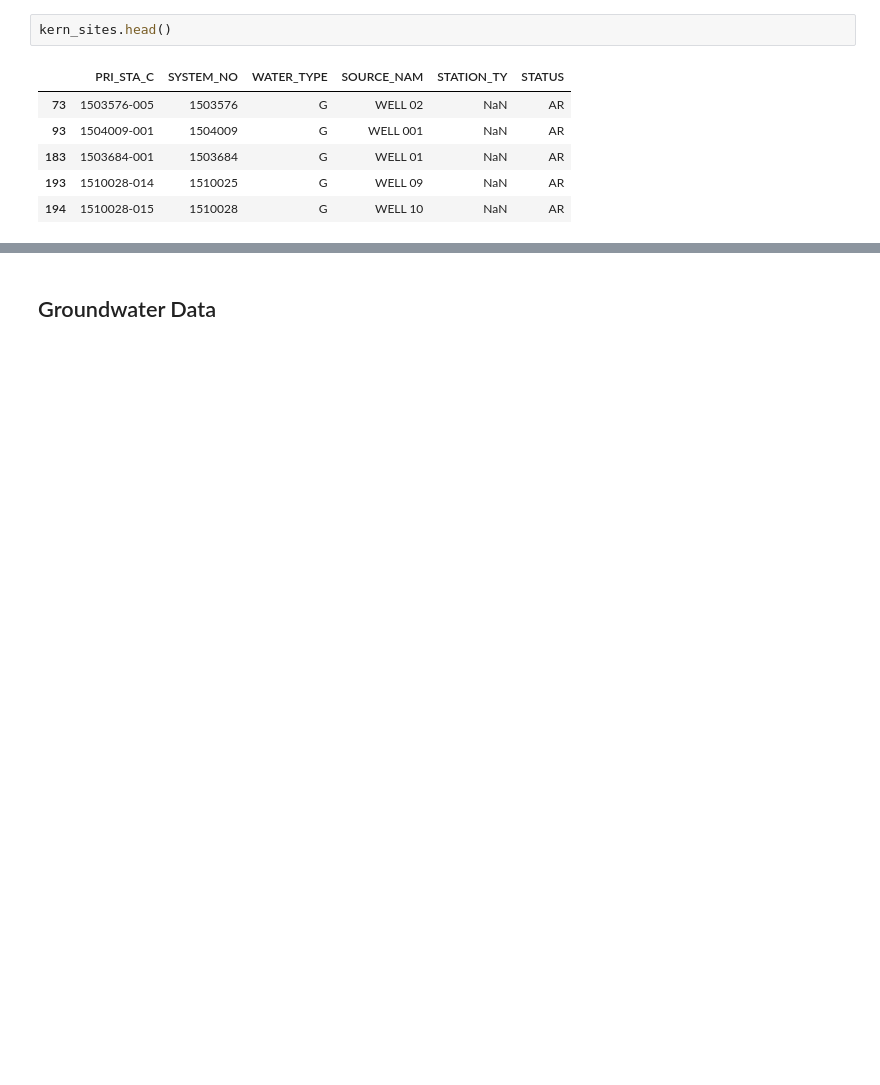
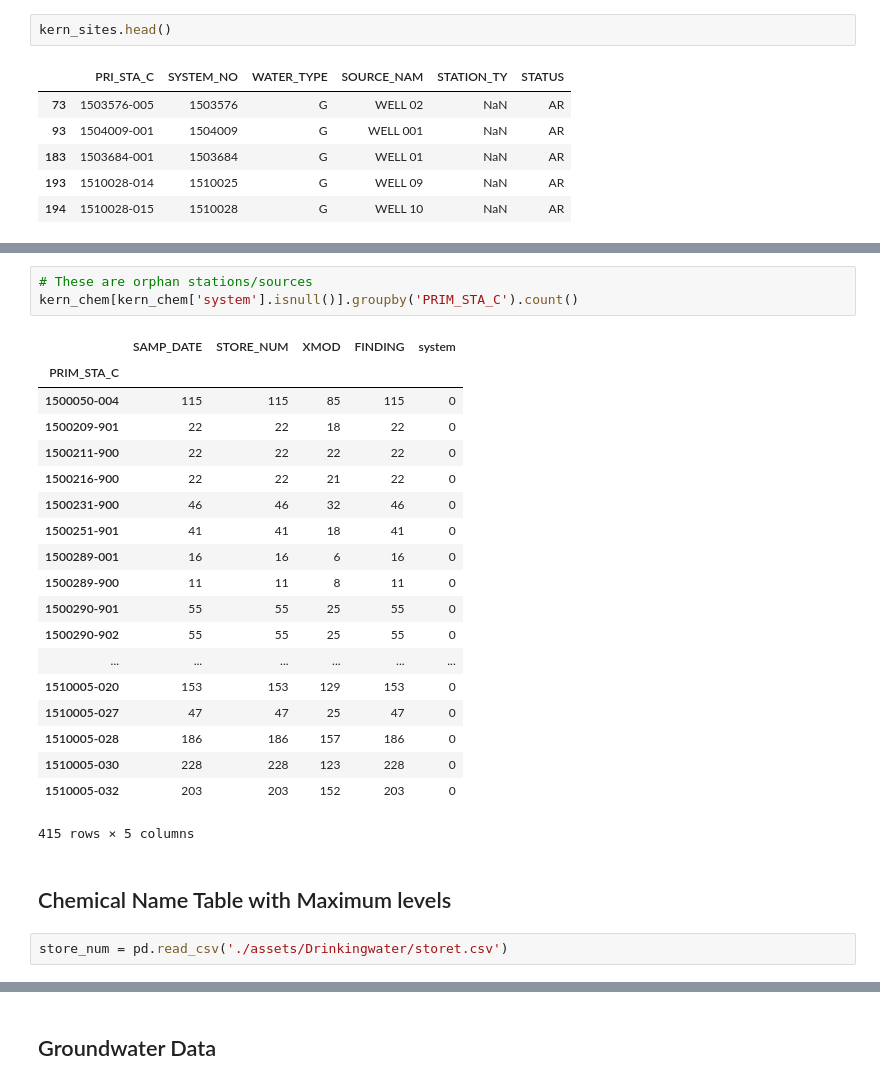
Before and after one commit to waterdatacollaborative/NicoleLook_Drinking-Water-Contaminant-Classification, a Jupyter notebook: Capstone.ipynb, the cells around one changed output, grey strips where cells are left out. Saved outputs shown, nothing was run; the diff lists cells and outputs as text; blank space fills up the shorter version.

```diff
--- a/Capstone.ipynb
+++ b/Capstone.ipynb
@@ -191,0 +249,27 @@ kern_sites.drop('WATER_TYPE', axis=1, inplace=True)
+# %%
+# These are orphan stations/sources
+kern_chem[kern_chem['system'].isnull()].groupby('PRIM_STA_C').count()
+# %% [output]
+|  | SAMP_DATE | STORE_NUM | XMOD | FINDING | system |
+| PRIM_STA_C |  |  |  |  |  |
+| 1500050-004 | 115 | 115 | 85 | 115 | 0 |
+| 1500209-901 | 22 | 22 | 18 | 22 | 0 |
+| 1500211-900 | 22 | 22 | 22 | 22 | 0 |
+| 1500216-900 | 22 | 22 | 21 | 22 | 0 |
+| 1500231-900 | 46 | 46 | 32 | 46 | 0 |
+| 1500251-901 | 41 | 41 | 18 | 41 | 0 |
+| 1500289-001 | 16 | 16 | 6 | 16 | 0 |
+| 1500289-900 | 11 | 11 | 8 | 11 | 0 |
+| 1500290-901 | 55 | 55 | 25 | 55 | 0 |
+| 1500290-902 | 55 | 55 | 25 | 55 | 0 |
+| ... | ... | ... | ... | ... | ... |
+| 1510005-020 | 153 | 153 | 129 | 153 | 0 |
+| 1510005-027 | 47 | 47 | 25 | 47 | 0 |
+| 1510005-028 | 186 | 186 | 157 | 186 | 0 |
+| 1510005-030 | 228 | 228 | 123 | 228 | 0 |
+| 1510005-032 | 203 | 203 | 152 | 203 | 0 |
+415 rows × 5 columns
+# %% [markdown]
+## Chemical Name Table with Maximum levels
+# %%
+store_num = pd.read_csv('./assets/Drinkingwater/storet.csv')
```
Also changed, not shown: parts of 82 cells of this notebook.
